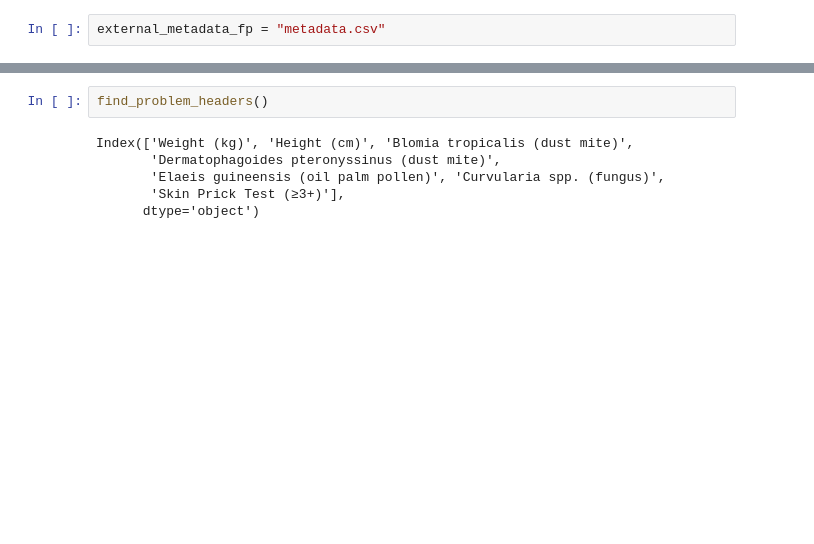
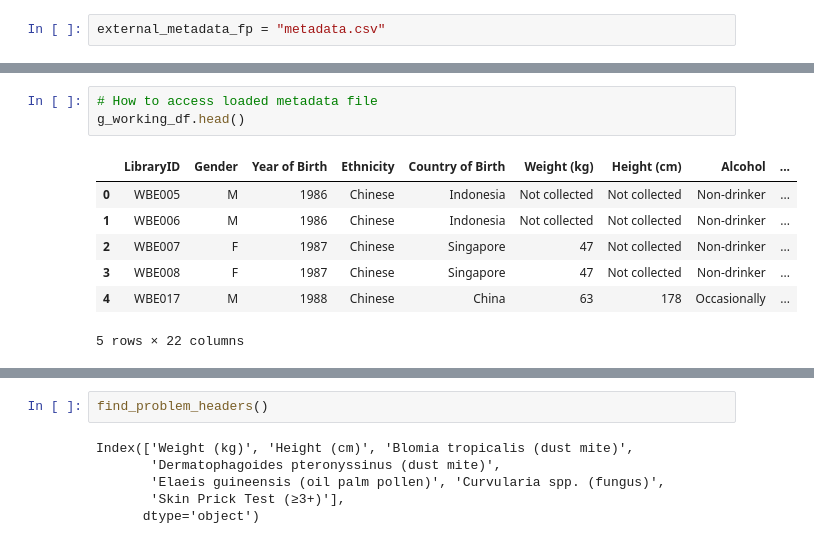
Before and after one commit to dpear/LMNOP, a Jupyter notebook: tutorial/tutorial.ipynb, the cells around one changed output, grey strips where cells are left out. Cells and saved outputs as stored; diff of their text form; blank space fills up the shorter version.

```diff
--- a/tutorial/tutorial.ipynb
+++ b/tutorial/tutorial.ipynb
@@ -1259,3 +1298,14 @@ load_df(external_metadata_fp, sep_name="comma")
 | 92 | WOS019 | NaN | NaN | NaN | NaN | NaN | NaN | NaN | ... |
 | 93 | WOS020 | NaN | NaN | NaN | NaN | NaN | NaN | NaN | ... |
 94 rows × 22 columns
+# %%
+# How to access loaded metadata file
+g_working_df.head()
+# %% [output]
+|  | LibraryID | Gender | Year of Birth | Ethnicity | Country of Birth | Weight (kg) | Height (cm) | Alcohol | ... |
+| 0 | WBE005 | M | 1986 | Chinese | Indonesia | Not collected | Not collected | Non-drinker | ... |
+| 1 | WBE006 | M | 1986 | Chinese | Indonesia | Not collected | Not collected | Non-drinker | ... |
+| 2 | WBE007 | F | 1987 | Chinese | Singapore | 47 | Not collected | Non-drinker | ... |
+| 3 | WBE008 | F | 1987 | Chinese | Singapore | 47 | Not collected | Non-drinker | ... |
+| 4 | WBE017 | M | 1988 | Chinese | China | 63 | 178 | Occasionally | ... |
+5 rows × 22 columns
```
Also changed, not shown: parts of 21 cells of this notebook.
